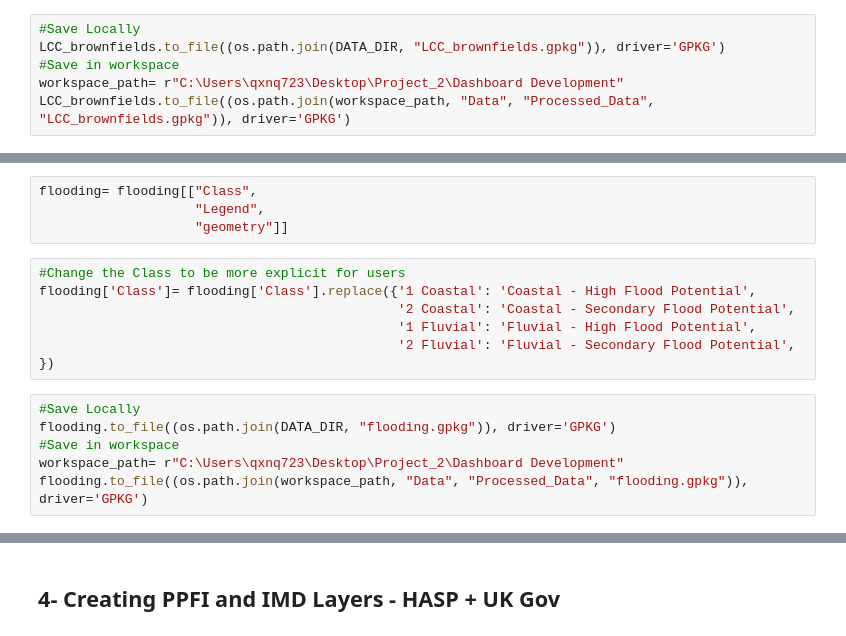
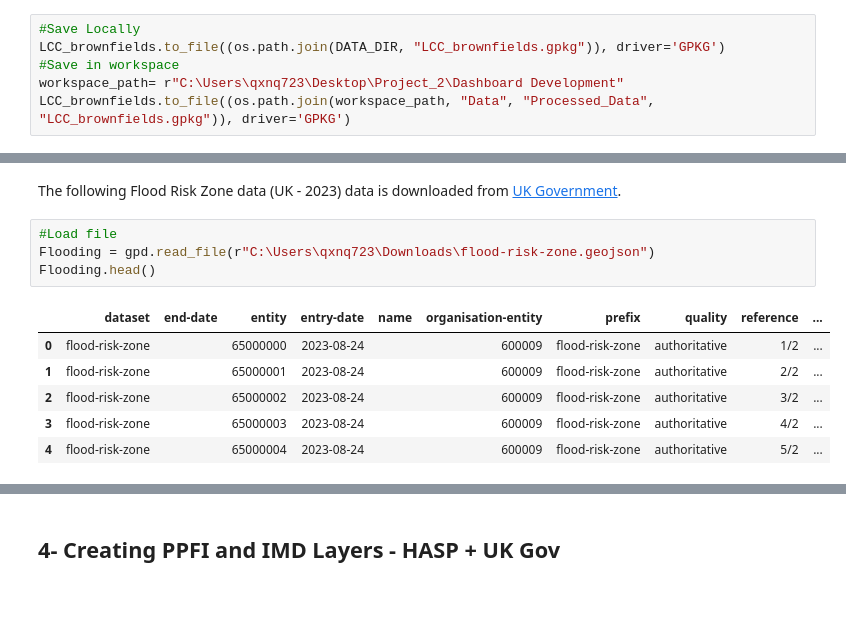
Before and after one commit to MarionC749/LIDA-SEEDS, a Jupyter notebook: Data_Processing/3-SEEDS_potentialCGS_search.ipynb, the cells around one changed output, grey strips where cells are left out. Saved outputs shown, nothing was run; the diff lists cells and outputs as text; blank space fills up the shorter version.

```diff
--- a/Data_Processing/3-SEEDS_potentialCGS_search.ipynb
+++ b/Data_Processing/3-SEEDS_potentialCGS_search.ipynb
@@ -461,17 +410,13 @@ EPSG:4326
-# %%
-flooding= flooding[["Class",
-                    "Legend",
-                    "geometry"]]
-# %%
-#Change the Class to be more explicit for users
-flooding['Class']= flooding['Class'].replace({'1 Coastal': 'Coastal - High Flood Potential',
-                                              '2 Coastal': 'Coastal - Secondary Flood Potential',
-                                              '1 Fluvial': 'Fluvial - High Flood Potential',
-                                              '2 Fluvial': 'Fluvial - Secondary Flood Potential',
-})
-# %%
-#Save Locally
-flooding.to_file((os.path.join(DATA_DIR, "flooding.gpkg")), driver='GPKG')
-#Save in workspace
-workspace_path= r"C:\Users\qxnq723\Desktop\Project_2\Dashboard Development"
-flooding.to_file((os.path.join(workspace_path, "Data", "Processed_Data", "flooding.gpkg")), driver='GPKG')
+# %% [markdown]
+The following Flood Risk Zone data (UK - 2023) data is downloaded from [UK Government](https://www.planning.data.gov.uk/dataset/flood-risk-zone).
+# %%
+#Load file
+Flooding = gpd.read_file(r"C:\Users\qxnq723\Downloads\flood-risk-zone.geojson")
+Flooding.head()
+# %% [output]
+|  | dataset | end-date | entity | entry-date | name | organisation-entity | prefix | quality | reference | ... |
+| 0 | flood-risk-zone |  | 65000000 | 2023-08-24 |  | 600009 | flood-risk-zone | authoritative | 1/2 | ... |
+| 1 | flood-risk-zone |  | 65000001 | 2023-08-24 |  | 600009 | flood-risk-zone | authoritative | 2/2 | ... |
+| 2 | flood-risk-zone |  | 65000002 | 2023-08-24 |  | 600009 | flood-risk-zone | authoritative | 3/2 | ... |
+| 3 | flood-risk-zone |  | 65000003 | 2023-08-24 |  | 600009 | flood-risk-zone | authoritative | 4/2 | ... |
+| 4 | flood-risk-zone |  | 65000004 | 2023-08-24 |  | 600009 | flood-risk-zone | authoritative | 5/2 | ... |
```
Also changed, not shown: parts of 26 cells of this notebook, 5 other files.
